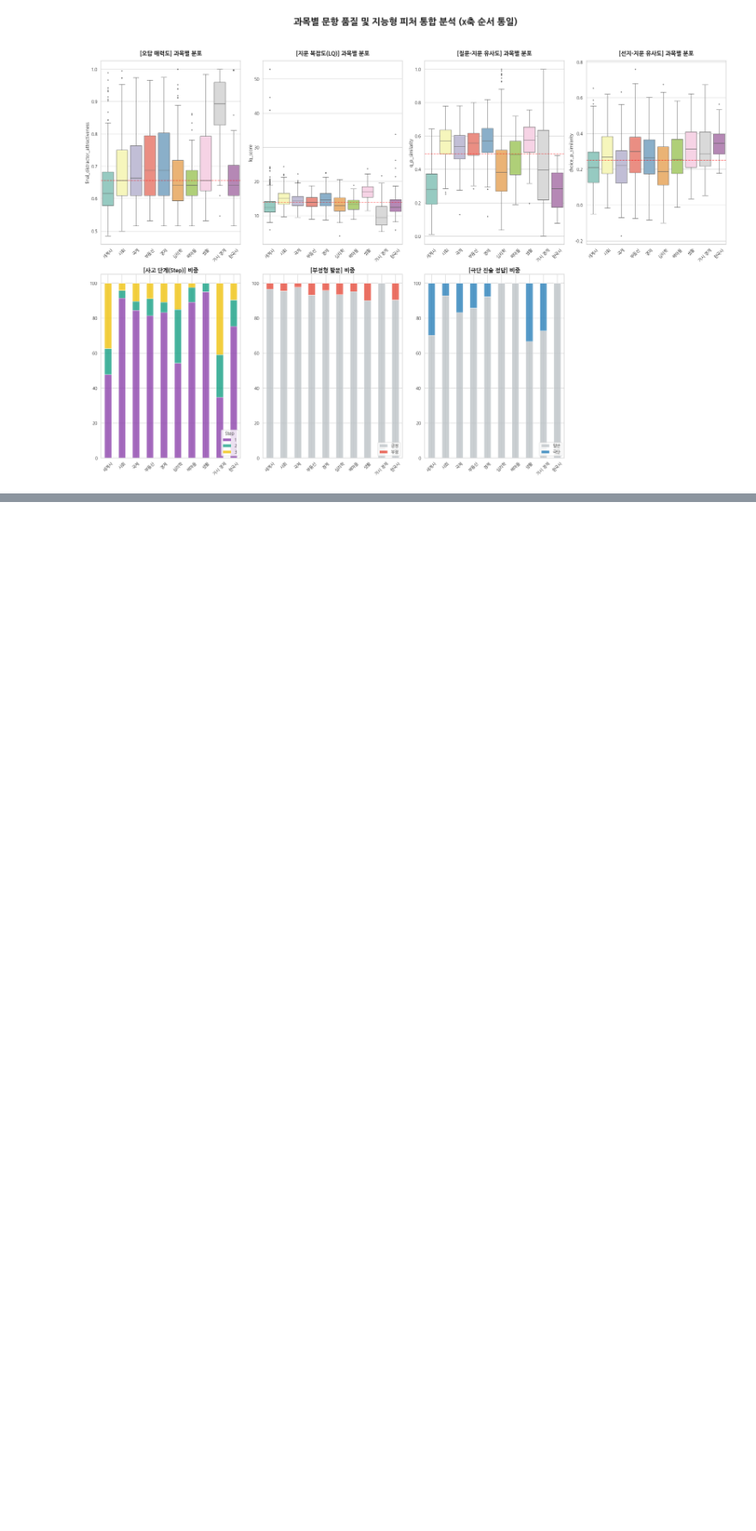
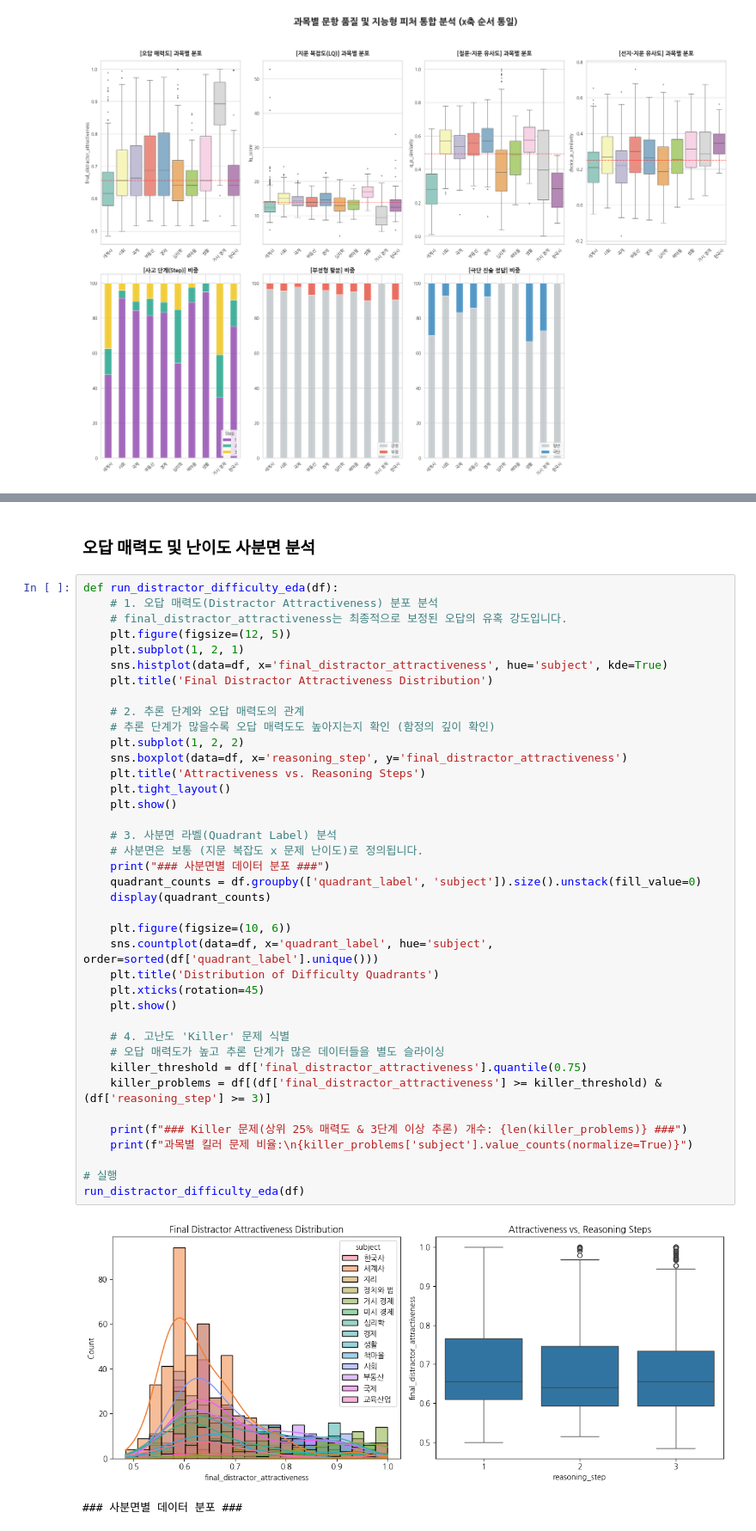
Before and after one commit to boostcampaitech8/pro-nlp-generationfornlp-nlp-14, a Jupyter notebook: notebooks/data_EDA.ipynb, the cells around one changed output, grey strips where cells are left out. Shown at 86% size. Cells and saved outputs as stored; diff of their text form; blank space fills up the shorter version.

```diff
--- a/notebooks/data_EDA.ipynb
+++ b/notebooks/data_EDA.ipynb
@@ -851,0 +982,44 @@ Passing `palette` without assigning `hue` is deprecated and will be removed in v
+# %% [markdown]
+### 오답 매력도 및 난이도 사분면 분석
+# %%
+def run_distractor_difficulty_eda(df):
+    # 1. 오답 매력도(Distractor Attractiveness) 분포 분석
+    # final_distractor_attractiveness는 최종적으로 보정된 오답의 유혹 강도입니다.
+    plt.figure(figsize=(12, 5))
+    plt.subplot(1, 2, 1)
+    sns.histplot(data=df, x='final_distractor_attractiveness', hue='subject', kde=True)
+    plt.title('Final Distractor Attractiveness Distribution')
+
+    # 2. 추론 단계와 오답 매력도의 관계
+    # 추론 단계가 많을수록 오답 매력도도 높아지는지 확인 (함정의 깊이 확인)
+    plt.subplot(1, 2, 2)
+    sns.boxplot(data=df, x='reasoning_step', y='final_distractor_attractiveness')
+    plt.title('Attractiveness vs. Reasoning Steps')
+    plt.tight_layout()
+    plt.show()
+
+    # 3. 사분면 라벨(Quadrant Label) 분석
+    # 사분면은 보통 (지문 복잡도 x 문제 난이도)로 정의됩니다.
+    print("### 사분면별 데이터 분포 ###")
+    quadrant_counts = df.groupby(['quadrant_label', 'subject']).size().unstack(fill_value=0)
+    display(quadrant_counts)
+
+    plt.figure(figsize=(10, 6))
+    sns.countplot(data=df, x='quadrant_label', hue='subject', order=sorted(df['quadrant_label'].unique()))
+    plt.title('Distribution of Difficulty Quadrants')
+    plt.xticks(rotation=45)
+    plt.show()
+
+    # 4. 고난도 'Killer' 문제 식별
+    # 오답 매력도가 높고 추론 단계가 많은 데이터들을 별도 슬라이싱
+    killer_threshold = df['final_distractor_attractiveness'].quantile(0.75)
+    killer_problems = df[(df['final_distractor_attractiveness'] >= killer_threshold) & (df['reasoning_step'] >= 3)]
+
+    print(f"### Killer 문제(상위 25% 매력도 & 3단계 이상 추론) 개수: {len(killer_problems)} ###")
+    print(f"과목별 킬러 문제 비율:\n{killer_problems['subject'].value_counts(normalize=True)}")
+
+# 실행
+run_distractor_difficulty_eda(df)
+# %% [output]
+[figure, added]
+### 사분면별 데이터 분포 ###
```
Also changed, not shown: parts of 16 cells of this notebook.
